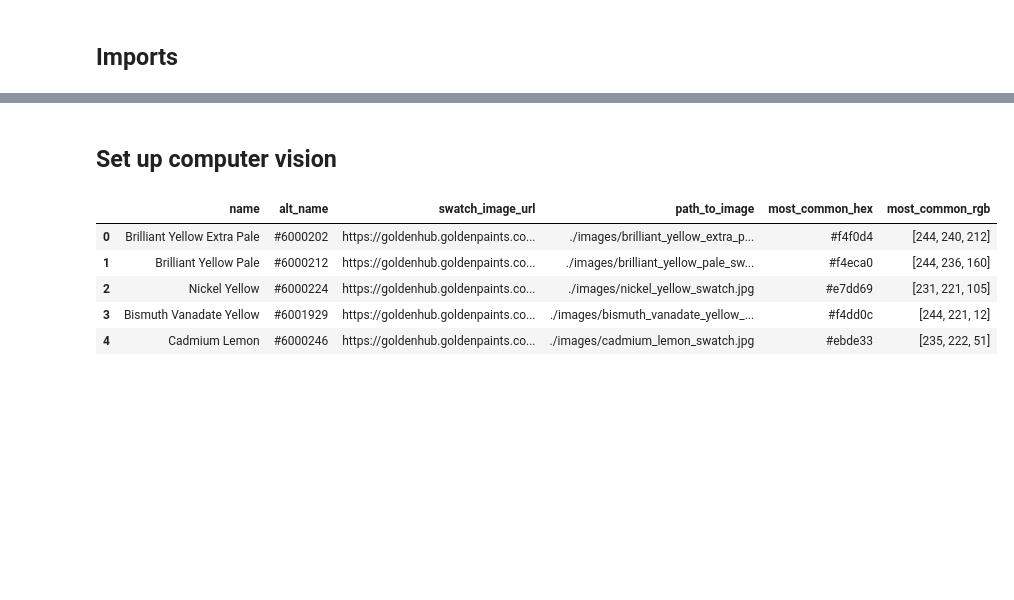
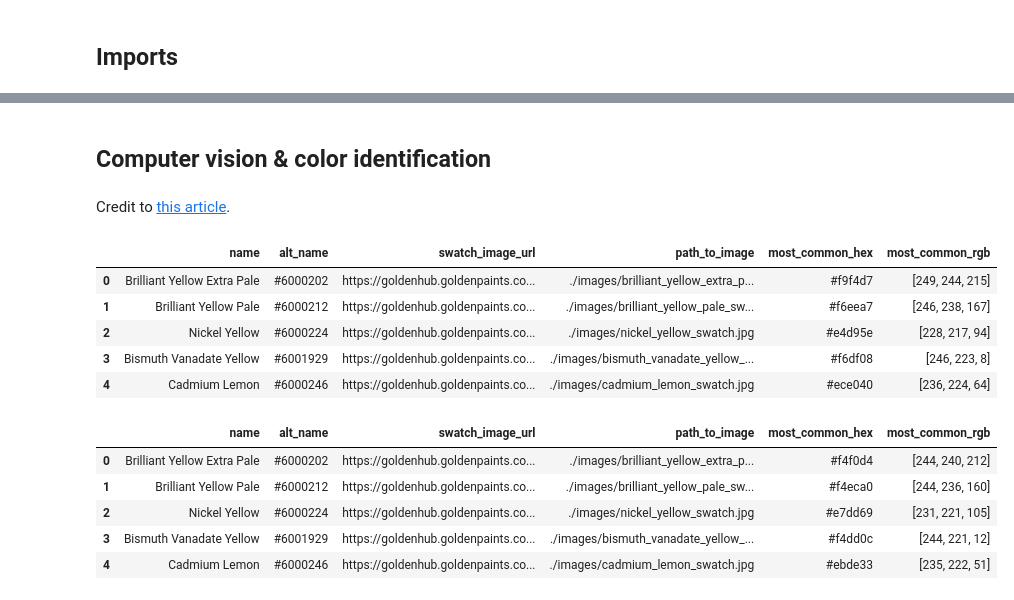
Before and after one commit to danielmberry/oil-paints-to-hex, a Jupyter notebook: 01-collect-color-swatches.ipynb, the cells around one changed output, grey strips where cells are left out. Saved outputs shown, nothing was run; the diff lists cells and outputs as text; code cells hidden in the pictures; blank space fills up the shorter version.

```diff
--- a/01-collect-color-swatches.ipynb
+++ b/01-collect-color-swatches.ipynb
@@ -64,4 +106,6 @@ for i in tqdm(range(len(df))):
 # %% [markdown]
-## Set up computer vision
+## Computer vision & color identification
+# %% [markdown]
+Credit to [this article](https://towardsdatascience.com/image-color-identification-with-machine-learning-and-image-processing-using-python-f3dd0606bdca).
 # %%
 def get_image(path):
@@ -74,3 +125,19 @@ def RGB2HEX(color):
+# %%
+df = pd.read_csv('williamsburg_oil_colors.csv', converters={'most_common_rgb':eval})
+df.head()
+
+# from matplotlib.figure import Figure
+
+# path = './images/brilliant_yellow_extra_pale_swatch.jpg'
+# image = get_image(path)
+# plt.imshow(image)
+# %% [output]
+|  | name | alt_name | swatch_image_url | path_to_image | most_common_hex | most_common_rgb |
+| 0 | Brilliant Yellow Extra Pale | #6000202 | https://goldenhub.goldenpaints.co... | ./images/brilliant_yellow_extra_p... | #f9f4d7 | [249, 244, 215] |
+| 1 | Brilliant Yellow Pale | #6000212 | https://goldenhub.goldenpaints.co... | ./images/brilliant_yellow_pale_sw... | #f6eea7 | [246, 238, 167] |
+| 2 | Nickel Yellow | #6000224 | https://goldenhub.goldenpaints.co... | ./images/nickel_yellow_swatch.jpg | #e4d95e | [228, 217, 94] |
+| 3 | Bismuth Vanadate Yellow | #6001929 | https://goldenhub.goldenpaints.co... | ./images/bismuth_vanadate_yellow_... | #f6df08 | [246, 223, 8] |
+| 4 | Cadmium Lemon | #6000246 | https://goldenhub.goldenpaints.co... | ./images/cadmium_lemon_swatch.jpg | #ece040 | [236, 224, 64] |
 # %%
 def get_most_common_color(path, number_of_colors=10):
     # get the image path
```
Also changed, not shown: parts of 13 cells of this notebook.
